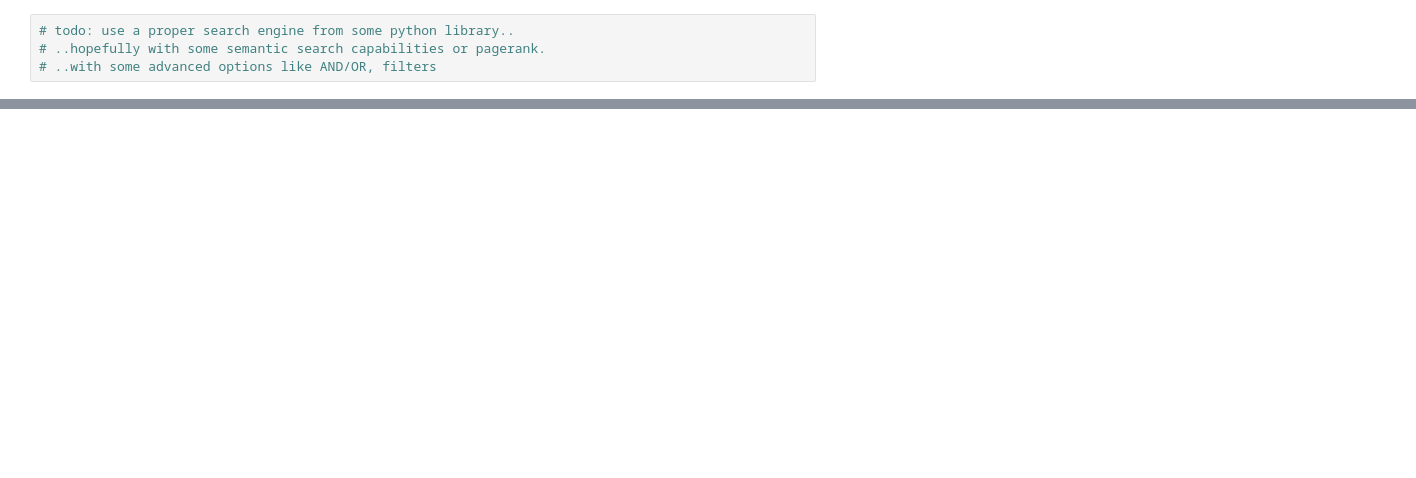
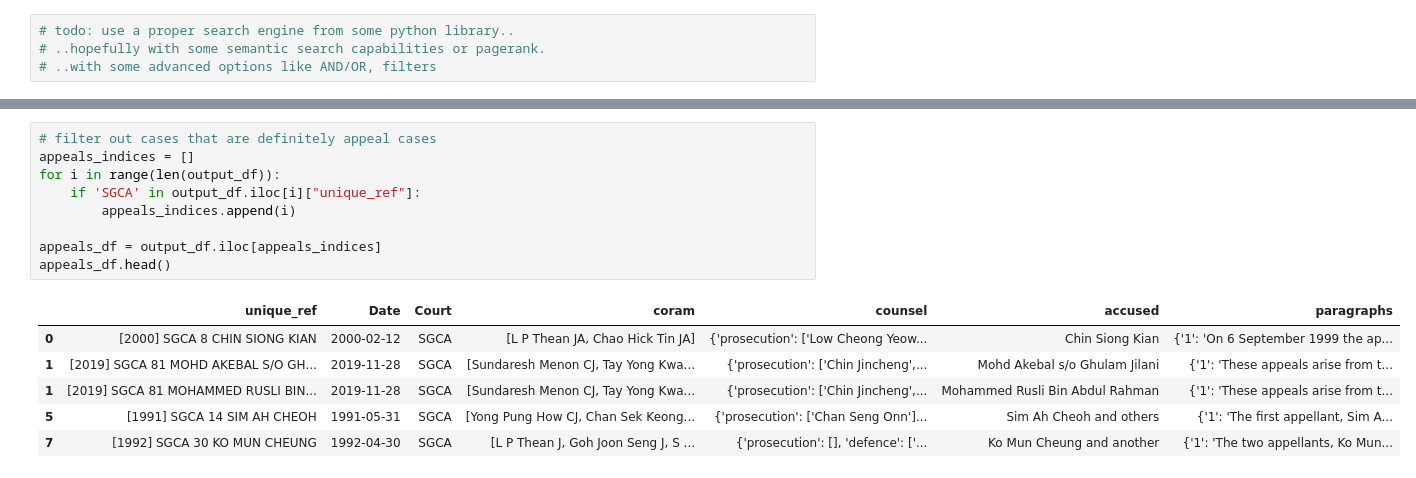
Before and after one commit to minebenders/proj-minecraft, a Jupyter notebook: comprehension.ipynb, the cells around one changed output, grey strips where cells are left out. Cells and saved outputs as stored; diff of their text form; blank space fills up the shorter version.

```diff
--- a/comprehension.ipynb
+++ b/comprehension.ipynb
@@ -145,0 +235,16 @@ diamorphine
+# %%
+# filter out cases that are definitely appeal cases
+appeals_indices = []
+for i in range(len(output_df)):
+    if 'SGCA' in output_df.iloc[i]["unique_ref"]:
+        appeals_indices.append(i)
+
+appeals_df = output_df.iloc[appeals_indices]
+appeals_df.head()
+# %% [output]
+|  | unique_ref | Date | Court | coram | counsel | accused | paragraphs |
+| 0 | [2000] SGCA 8 CHIN SIONG KIAN | 2000-02-12 | SGCA | [L P Thean JA, Chao Hick Tin JA] | {'prosecution': ['Low Cheong Yeow... | Chin Siong Kian | {'1': 'On 6 September 1999 the ap... |
+| 1 | [2019] SGCA 81 MOHD AKEBAL S/O GH... | 2019-11-28 | SGCA | [Sundaresh Menon CJ, Tay Yong Kwa... | {'prosecution': ['Chin Jincheng',... | Mohd Akebal s/o Ghulam Jilani | {'1': 'These appeals arise from t... |
+| 1 | [2019] SGCA 81 MOHAMMED RUSLI BIN... | 2019-11-28 | SGCA | [Sundaresh Menon CJ, Tay Yong Kwa... | {'prosecution': ['Chin Jincheng',... | Mohammed Rusli Bin Abdul Rahman | {'1': 'These appeals arise from t... |
+| 5 | [1991] SGCA 14 SIM AH CHEOH | 1991-05-31 | SGCA | [Yong Pung How CJ, Chan Sek Keong... | {'prosecution': ['Chan Seng Onn']... | Sim Ah Cheoh and others | {'1': 'The first appellant, Sim A... |
+| 7 | [1992] SGCA 30 KO MUN CHEUNG | 1992-04-30 | SGCA | [L P Thean J, Goh Joon Seng J, S ... | {'prosecution': [], 'defence': ['... | Ko Mun Cheung and another | {'1': 'The two appellants, Ko Mun... |
```
Also changed, not shown: parts of 18 cells of this notebook.
